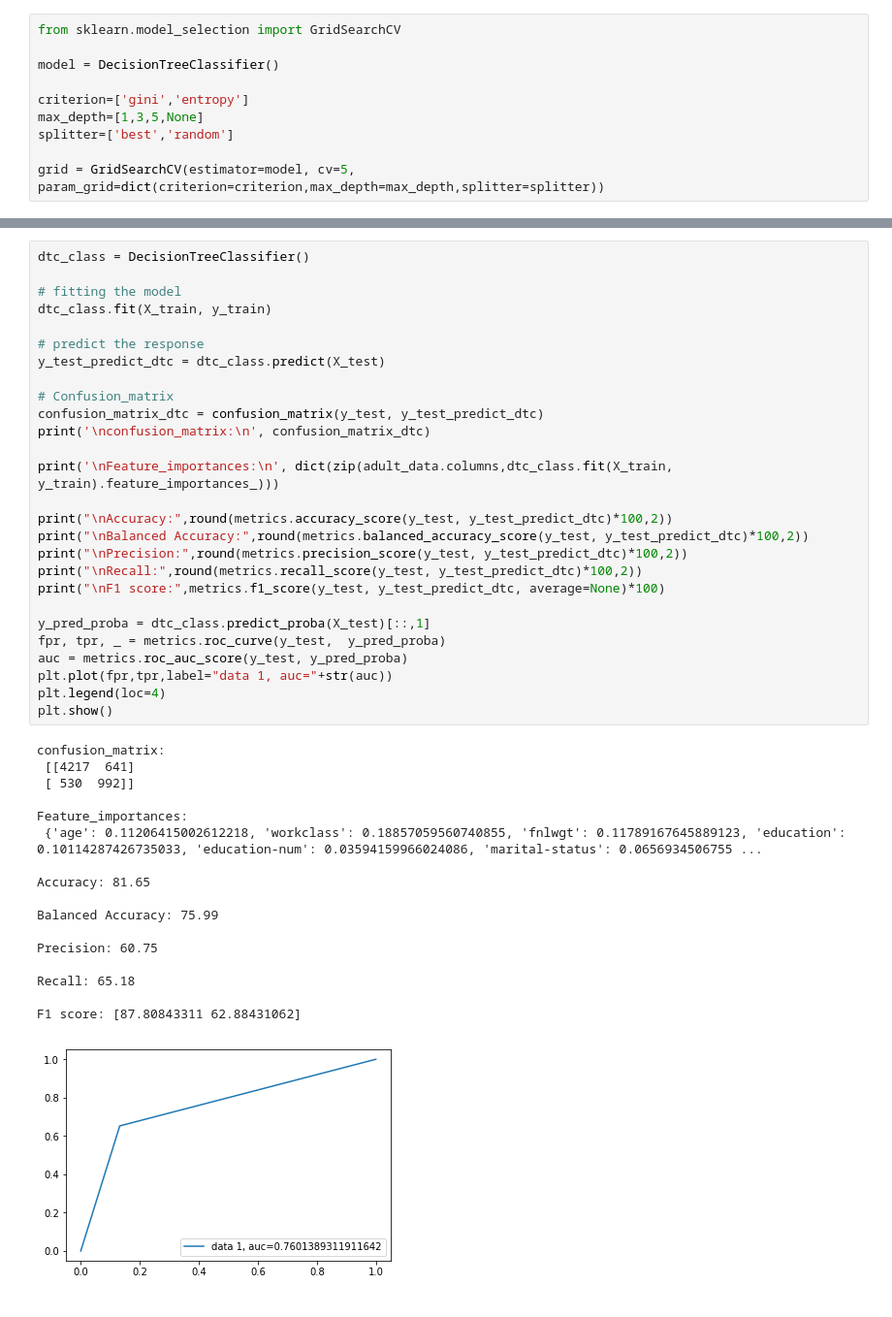
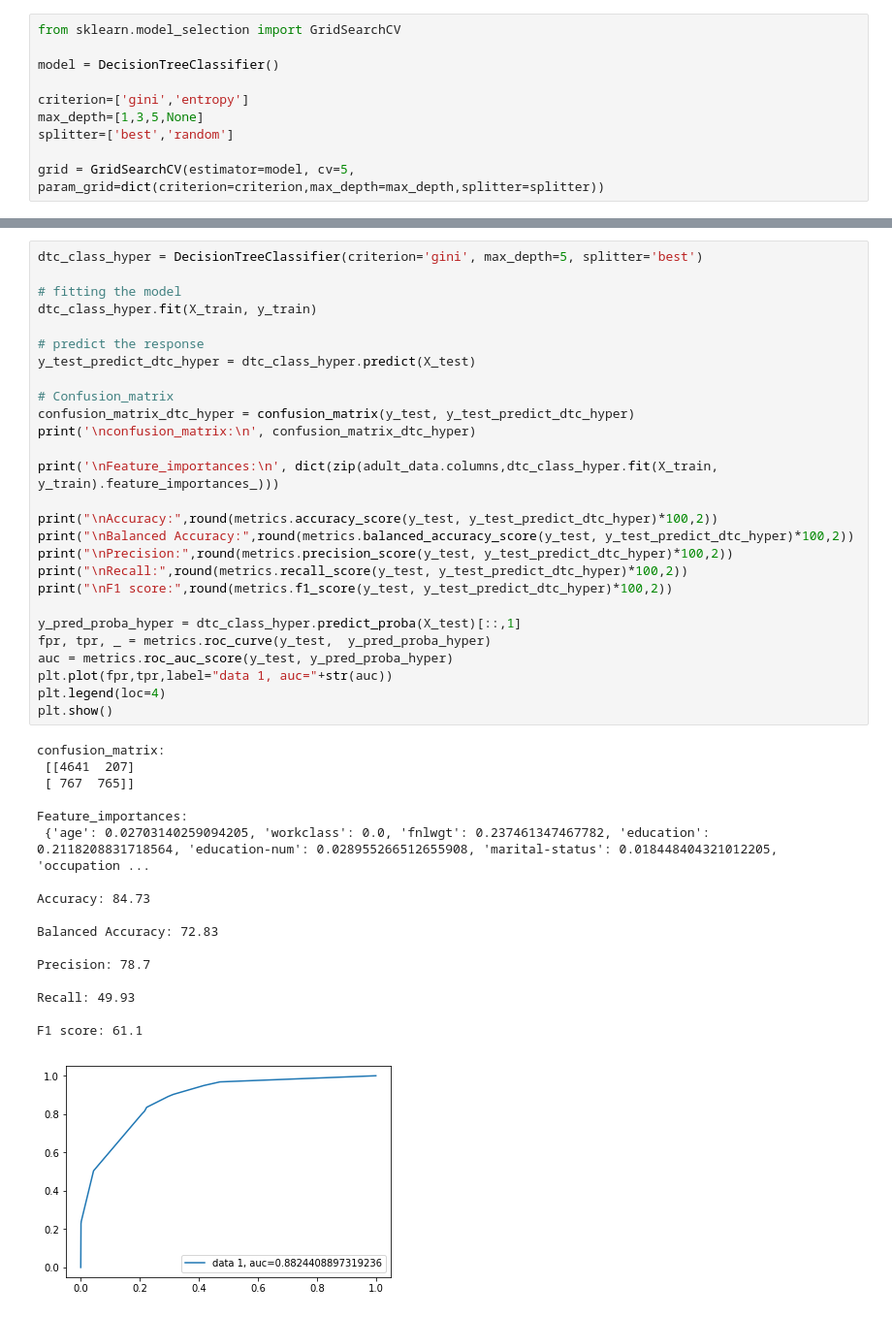
Before and after one commit to sandrineh/data-labs, a Jupyter notebook: module-3/supervised-learning-project/your-code/Supervised-learning-project.ipynb, the cells around one changed output, grey strips where cells are left out. Shown at 97% size. Drawn from its saved outputs; the diff is of its cells as text.

```diff
--- a/module-3/supervised-learning-project/your-code/Supervised-learning-project.ipynb
+++ b/module-3/supervised-learning-project/your-code/Supervised-learning-project.ipynb
@@ -599,45 +615,45 @@ cvgrid = GridSearchCV(estimator=knn, param_grid={},
 # %%
-dtc_class = DecisionTreeClassifier()
+dtc_class_hyper = DecisionTreeClassifier(criterion='gini', max_depth=5, splitter='best')
 
 # fitting the model
-dtc_class.fit(X_train, y_train)
+dtc_class_hyper.fit(X_train, y_train)
 
 # predict the response
-y_test_predict_dtc = dtc_class.predict(X_test)
+y_test_predict_dtc_hyper = dtc_class_hyper.predict(X_test)
 
 # Confusion_matrix
-confusion_matrix_dtc = confusion_matrix(y_test, y_test_predict_dtc)
-print('\nconfusion_matrix:\n', confusion_matrix_dtc)
+confusion_matrix_dtc_hyper = confusion_matrix(y_test, y_test_predict_dtc_hyper)
+print('\nconfusion_matrix:\n', confusion_matrix_dtc_hyper)
 
-print('\nFeature_importances:\n', dict(zip(adult_data.columns,dtc_class.fit(X_train, y_train).feature_importances_)))
+print('\nFeature_importances:\n', dict(zip(adult_data.columns,dtc_class_hyper.fit(X_train, y_train).feature_importances_)))
 
-print("\nAccuracy:",round(metrics.accuracy_score(y_test, y_test_predict_dtc)*100,2))
-print("\nBalanced Accuracy:",round(metrics.balanced_accuracy_score(y_test, y_test_predict_dtc)*100,2))
-print("\nPrecision:",round(metrics.precision_score(y_test, y_test_predict_dtc)*100,2))
-print("\nRecall:",round(metrics.recall_score(y_test, y_test_predict_dtc)*100,2))
-print("\nF1 score:",metrics.f1_score(y_test, y_test_predict_dtc, average=None)*100)
+print("\nAccuracy:",round(metrics.accuracy_score(y_test, y_test_predict_dtc_hyper)*100,2))
+print("\nBalanced Accuracy:",round(metrics.balanced_accuracy_score(y_test, y_test_predict_dtc_hyper)*100,2))
+print("\nPrecision:",round(metrics.precision_score(y_test, y_test_predict_dtc_hyper)*100,2))
+print("\nRecall:",round(metrics.recall_score(y_test, y_test_predict_dtc_hyper)*100,2))
+print("\nF1 score:",round(metrics.f1_score(y_test, y_test_predict_dtc_hyper)*100,2))
 
-y_pred_proba = dtc_class.predict_proba(X_test)[::,1]
-fpr, tpr, _ = metrics.roc_curve(y_test,  y_pred_proba)
-auc = metrics.roc_auc_score(y_test, y_pred_proba)
+y_pred_proba_hyper = dtc_class_hyper.predict_proba(X_test)[::,1]
+fpr, tpr, _ = metrics.roc_curve(y_test,  y_pred_proba_hyper)
+auc = metrics.roc_auc_score(y_test, y_pred_proba_hyper)
 plt.plot(fpr,tpr,label="data 1, auc="+str(auc))
 plt.legend(loc=4)
 plt.show()
 # %% [output]
 confusion_matrix:
- [[4217  641]
- [ 530  992]]
+ [[4641  207]
+ [ 767  765]]
 
 Feature_importances:
- {'age': 0.11206415002612218, 'workclass': 0.18857059560740855, 'fnlwgt': 0.11789167645889123, 'education': 0.10114287426735033, 'education-num': 0.03594159966024086, 'marital-status': 0.0656934506755 ...
+ {'age': 0.02703140259094205, 'workclass': 0.0, 'fnlwgt': 0.237461347467782, 'education': 0.2118208831718564, 'education-num': 0.028955266512655908, 'marital-status': 0.018448404321012205, 'occupation ...
 
-Accuracy: 81.65
+Accuracy: 84.73
 
-Balanced Accuracy: 75.99
+Balanced Accuracy: 72.83
 
-Precision: 60.75
+Precision: 78.7
 
-Recall: 65.18
+Recall: 49.93
 
-F1 score: [87.80843311 62.88431062]
+F1 score: 61.1
-[figure, old version]
+[figure, new version]
```
Also changed, not shown: parts of 33 cells of this notebook.
